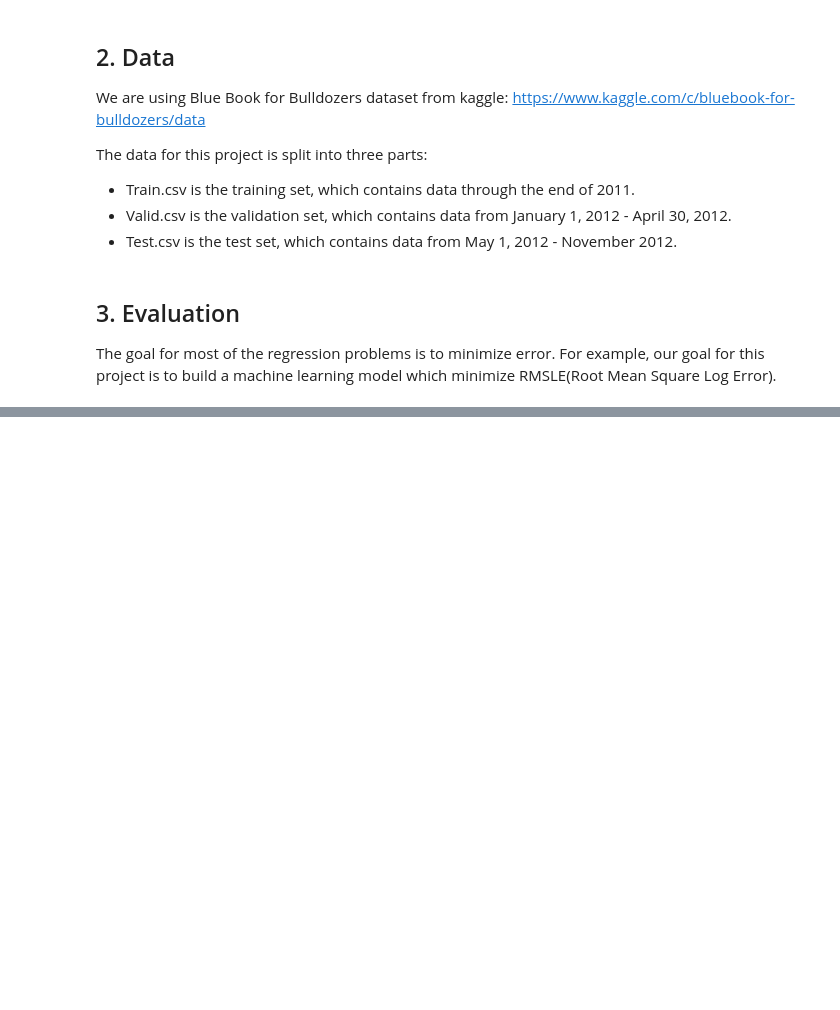
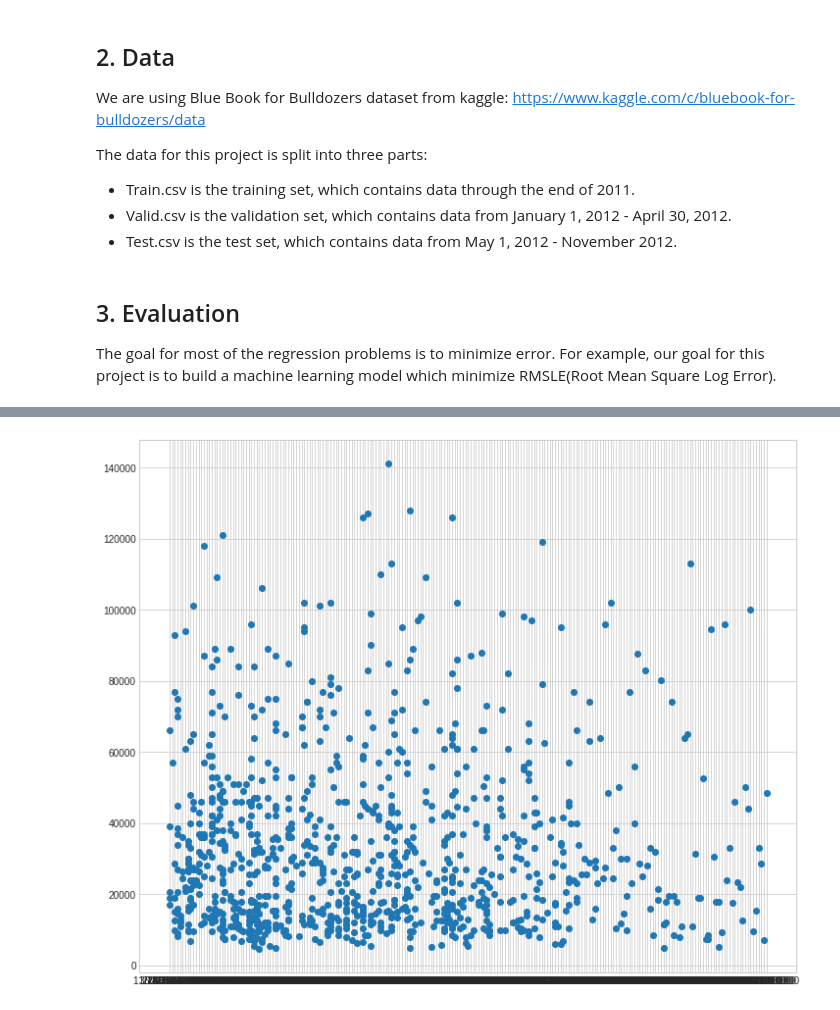
Before and after one commit to Naimul-Islam-Siam/price-prediction-regression_timeseries, a Jupyter notebook: bulldozer_price_regression.ipynb, the cells around one changed output, grey strips where cells are left out. Drawn from its saved outputs; the diff is of its cells as text; code cells hidden in the pictures; blank space fills up the shorter version.

```diff
--- a/bulldozer_price_regression.ipynb
+++ b/bulldozer_price_regression.ipynb
@@ -25,3 +29,7 @@ import pandas as pd
 import numpy as np
 import matplotlib.pyplot as plt
 plt.style.use('seaborn-whitegrid')
+# %%
+# import training and validation data
+df = pd.read_csv("/content/drive/MyDrive/Bulldozer Price/Dataset/TrainAndValid.csv", low_memory=False)
+df.info()
@@ -27,0 +74,6 @@ plt.style.use('seaborn-whitegrid')
+# %%
+fig, ax = plt.subplots(figsize=(12, 10))
+
+ax.scatter(df["saledate"][:1000], df["SalePrice"][:1000]);
+# %% [output]
+[figure, added]
```
Also changed, not shown: parts of 12 cells of this notebook.
